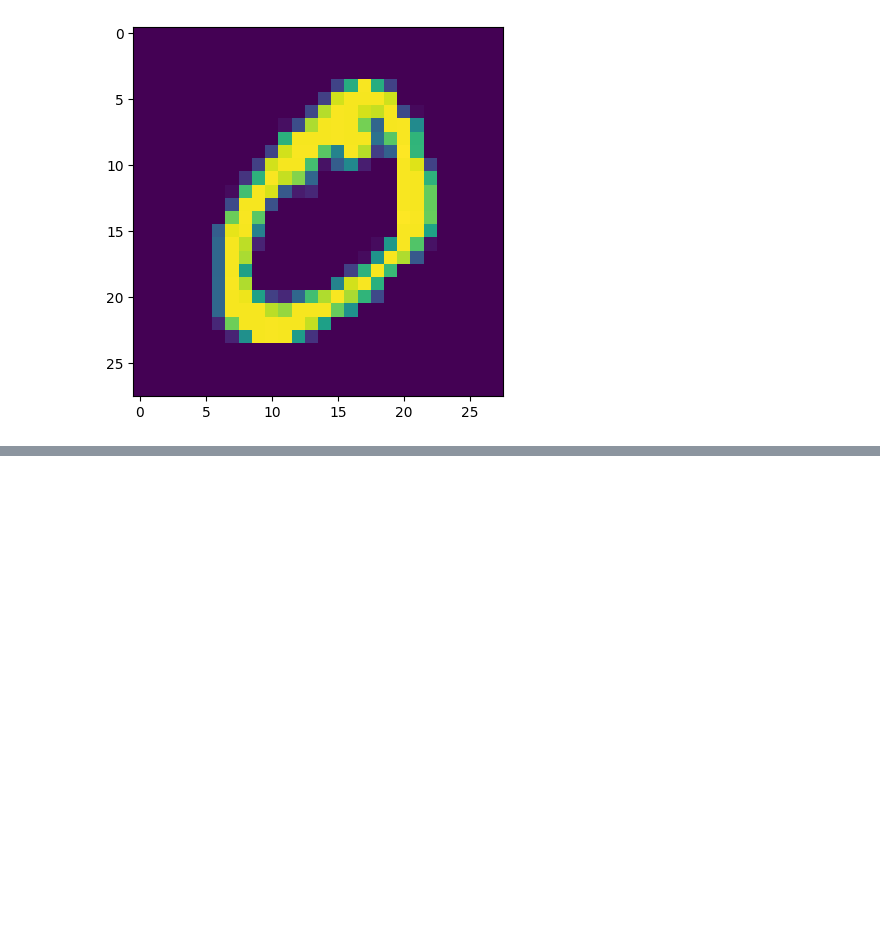
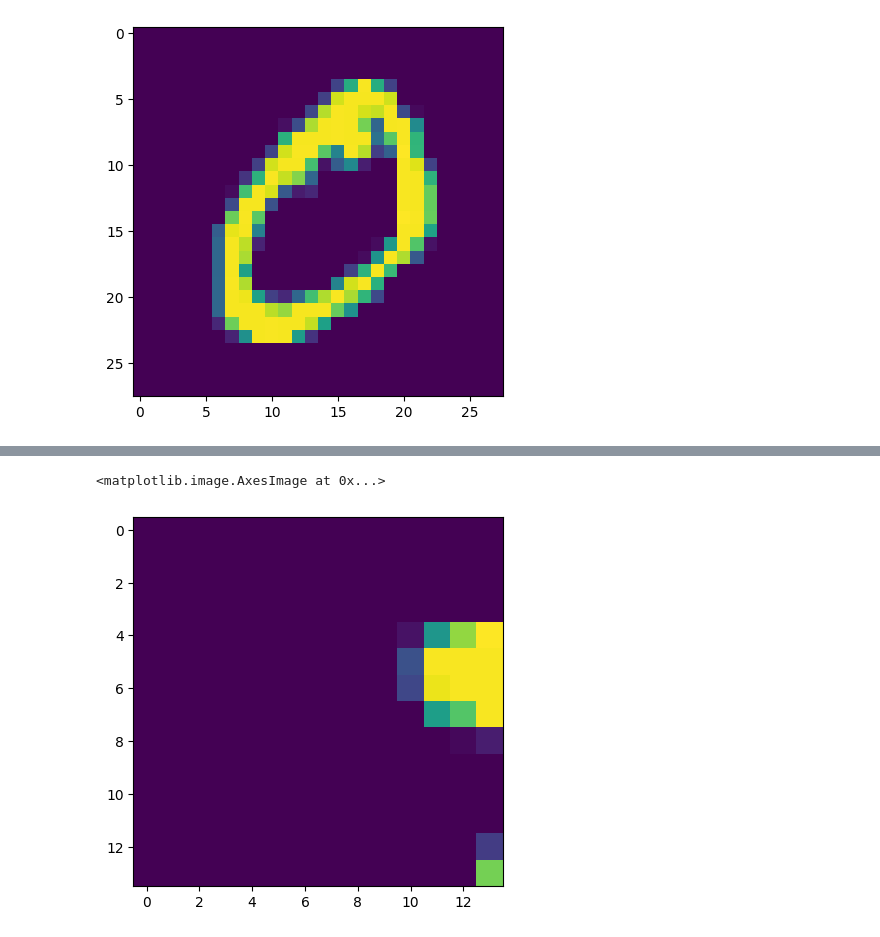
Before and after one commit to shiveshc/morph_vilbert, a Jupyter notebook: test.ipynb, the cells around one changed output, grey strips where cells are left out. Drawn from its saved outputs; the diff is of its cells as text; code cells hidden in the pictures; blank space fills up the shorter version.

```diff
--- a/test.ipynb
+++ b/test.ipynb
@@ -107,0 +144,6 @@ plt.imshow(x[0, 0])
+# %%
+cfg = config_train_imgbert.get_train_cfg()
+cfg.data.img_size = 28
+cfg.data.in_channels = 3
+cfg.data.patch_size = 14
+cfg
@@ -107,0 +205,5 @@ plt.imshow(x[0, 0])
+# %%
+plt.imshow(tmp[1, 0, 2])
+# %% [output]
+<matplotlib.image.AxesImage at 0x...>
+[figure, added]
```
Also changed, not shown: parts of 17 cells of this notebook, 6 other files.
